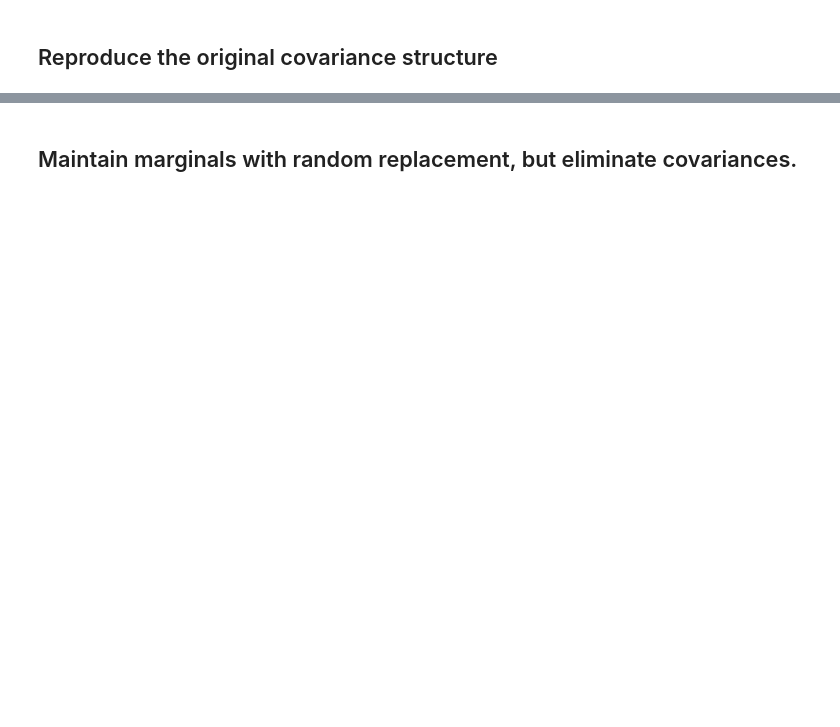
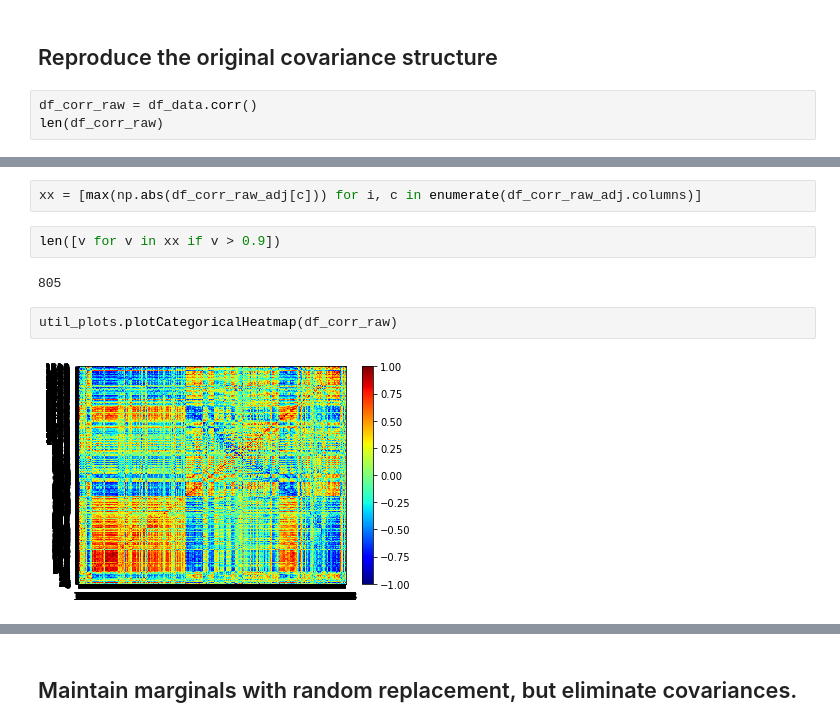
Before and after one commit to uwescience/old_xstate, a Jupyter notebook: notebooks/Evaluate Synthetic Data.ipynb, the cells around one changed output, grey strips where cells are left out. Saved outputs shown, nothing was run; the diff lists cells and outputs as text; blank space fills up the shorter version.

```diff
--- a/notebooks/Evaluate Synthetic Data.ipynb
+++ b/notebooks/Evaluate Synthetic Data.ipynb
@@ -69,2 +75,5 @@ _ = density_raw.plotMarginals(xlabel="trinary value", ylabel="gene")
 # %% [markdown]
 ## Reproduce the original covariance structure
+# %%
+df_corr_raw = df_data.corr()
+len(df_corr_raw)
@@ -70,0 +93,10 @@ _ = density_raw.plotMarginals(xlabel="trinary value", ylabel="gene")
+# %%
+xx = [max(np.abs(df_corr_raw_adj[c])) for i, c in enumerate(df_corr_raw_adj.columns)]
+# %%
+len([v for v in xx if v > 0.9])
+# %% [output]
+805
+# %%
+util_plots.plotCategoricalHeatmap(df_corr_raw)
+# %% [output]
+[figure, added]
```
Also changed, not shown: parts of 18 cells of this notebook, 2 other files.
